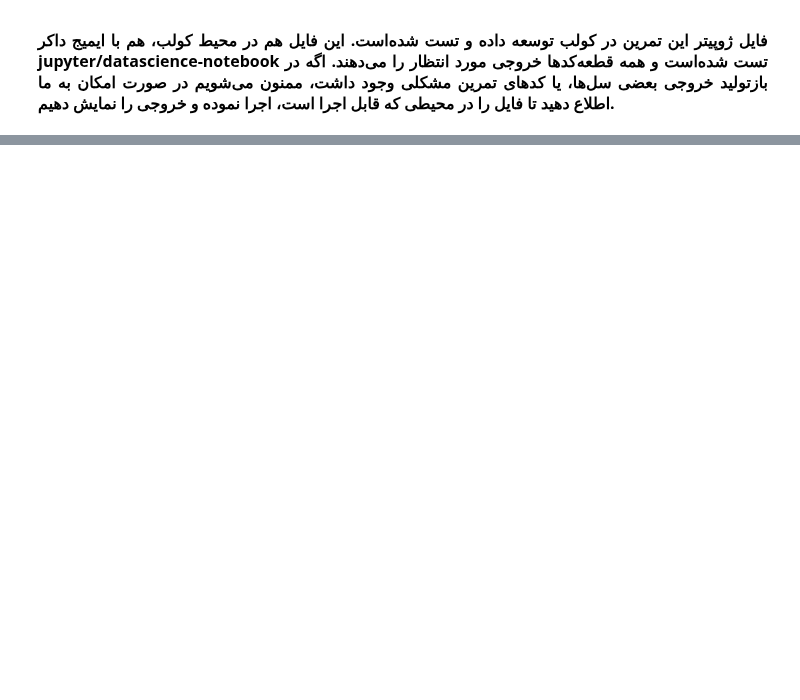
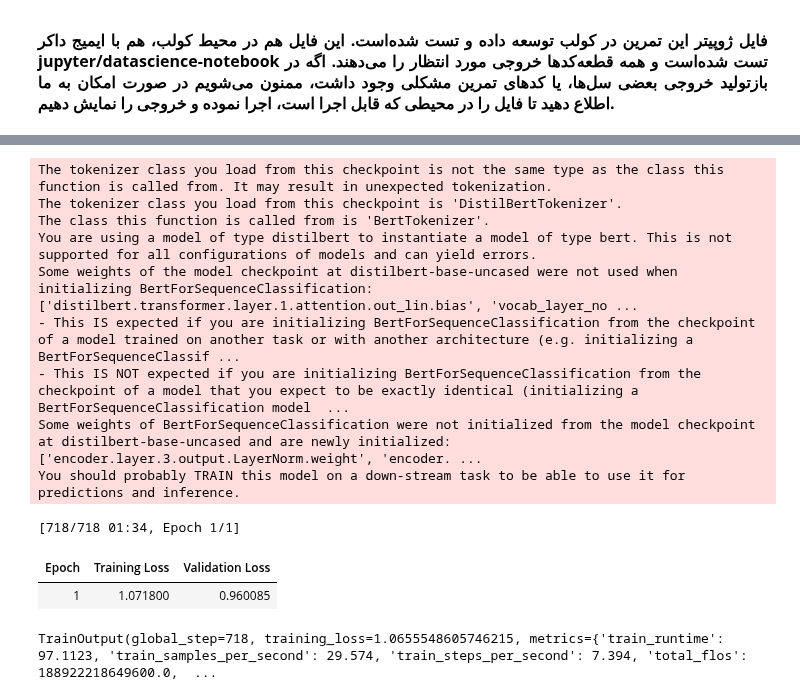
Before and after one commit to jrazi/nlp-assignments-spring-2023, a Jupyter notebook: A4-SentimentAnalysis/report.ipynb, the cells around one changed output, grey strips where cells are left out. Saved outputs shown, nothing was run; the diff lists cells and outputs as text; code cells hidden in the pictures; blank space fills up the shorter version.

```diff
--- a/A4-SentimentAnalysis/report.ipynb
+++ b/A4-SentimentAnalysis/report.ipynb
@@ -854,0 +133,19 @@ Query: مهارکننده انتخابی بازجذب سروتونین
+# %%
+import json
+from hazm import Normalizer
+from sklearn.model_selection import train_test_split
+
+normalizer = Normalizer()
+
+def preprocess_text(text):
+    return normalizer.normalize(text)
+
+movie_data_df = pd.read_json('./data/movie.jsonl', lines=True)
+movie_train_df = pd.read_json('./data/movie_train.jsonl', lines=True)
+movie_test_df = pd.read_json('./data/movie_test.jsonl', lines=True)
+movie_dev_df = pd.read_json('./data/movie_dev.jsonl', lines=True)
+
+movie_data_df['review'] = movie_data_df['review'].apply(preprocess_text)
+movie_train_df['review'] = movie_train_df['review'].apply(preprocess_text)
+movie_test_df['review'] = movie_test_df['review'].apply(preprocess_text)
+movie_dev_df['review'] = movie_dev_df['review'].apply(preprocess_text)
@@ -854,0 +156,61 @@ Query: مهارکننده انتخابی بازجذب سروتونین
+# %%
+import torch
+from transformers import BertForSequenceClassification, BertTokenizer, Trainer, TrainingArguments
+from datasets import Dataset
+
+# Tokenize the text
+tokenizer = BertTokenizer.from_pretrained('distilbert-base-uncased')
+
+def tokenize_function(examples):
+    return tokenizer(examples['review'], padding='max_length', truncation=True, max_length=128)
+
+# Define the model
+model = BertForSequenceClassification.from_pretrained('distilbert-base-uncased', num_labels=7)
+
+# Define the training arguments
+training_args = TrainingArguments(
+    output_dir='./results',
+    num_train_epochs=1,
+    per_device_train_batch_size=4,
+    per_device_eval_batch_size=4,
+    evaluation_strategy='epoch',
+    logging_dir='./logs',
+    fp16=False
+)
+
+# Load and tokenize the datasets
+movie_train = Dataset.from_pandas(movie_train_df)
+movie_train = movie_train.map(tokenize_function, batched=True)
+
+movie_dev = Dataset.from_pandas(movie_dev_df)
+movie_dev = movie_dev.map(tokenize_function, batched=True)
+
+data_collator=lambda data: {'input_ids': torch.stack([torch.tensor(x['input_ids']) for x in data]),
+                              'attention_mask': torch.stack([torch.tensor(x['attention_mask']) for x in data]),
+                              'labels': torch.tensor([int(x['label']) + 3 for x in data])}
+# Define the trainer
+trainer = Trainer(
+    model=model,
+    args=training_args,
+    train_dataset=movie_train,
+    eval_dataset=movie_dev,
+    tokenizer=tokenizer,
+    data_collator=data_collator
+)
+
+# Train the model
+trainer.train()
+# %% [output]
+The tokenizer class you load from this checkpoint is not the same type as the class this function is called from. It may result in unexpected tokenization.
+The tokenizer class you load from this checkpoint is 'DistilBertTokenizer'.
+The class this function is called from is 'BertTokenizer'.
+You are using a model of type distilbert to instantiate a model of type bert. This is not supported for all configurations of models and can yield errors.
+Some weights of the model checkpoint at distilbert-base-uncased were not used when initializing BertForSequenceClassification: ['distilbert.transformer.layer.1.attention.out_lin.bias', 'vocab_layer_no ...
+- This IS expected if you are initializing BertForSequenceClassification from the checkpoint of a model trained on another task or with another architecture (e.g. initializing a BertForSequenceClassif ...
+- This IS NOT expected if you are initializing BertForSequenceClassification from the checkpoint of a model that you expect to be exactly identical (initializing a BertForSequenceClassification model  ...
+Some weights of BertForSequenceClassification were not initialized from the model checkpoint at distilbert-base-uncased and are newly initialized: ['encoder.layer.3.output.LayerNorm.weight', 'encoder. ...
+You should probably TRAIN this model on a down-stream task to be able to use it for predictions and inference.
+[718/718 01:34, Epoch 1/1]
+| Epoch | Training Loss | Validation Loss |
+| 1 | 1.071800 | 0.960085 |
+TrainOutput(global_step=718, training_loss=1.0655548605746215, metrics={'train_runtime': 97.1123, 'train_samples_per_second': 29.574, 'train_steps_per_second': 7.394, 'total_flos': 188922218649600.0,  ...
```
Also changed, not shown: parts of 82 cells of this notebook, 10 other files.
